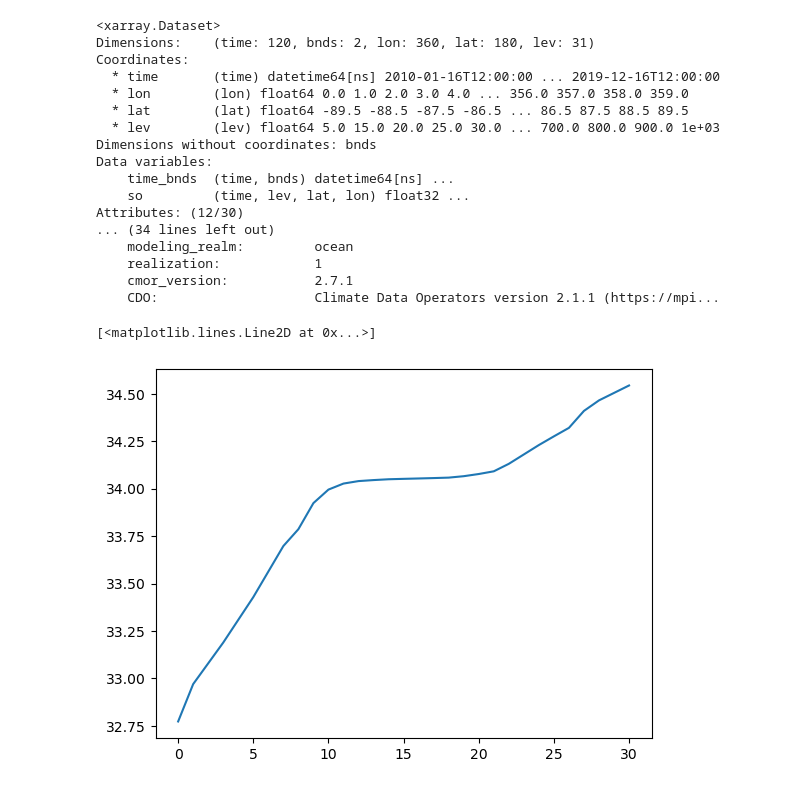
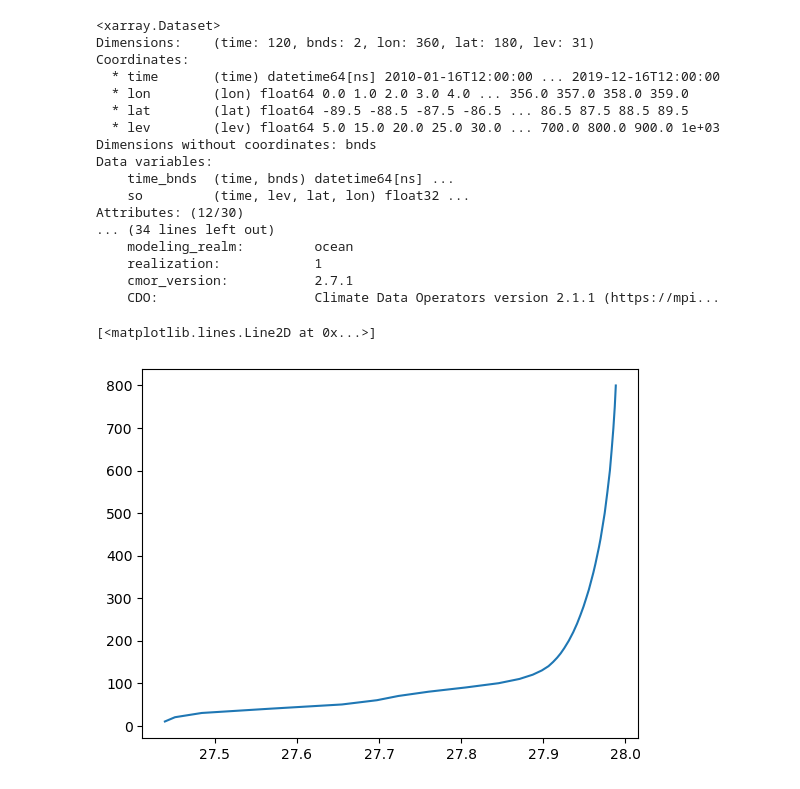
Before and after one commit to SethBushinsky/SO_seasonal_CO2_fluxes_in_models, a Jupyter notebook: MLD_calc_offline.ipynb, the cells around one changed output. Drawn from its saved outputs; the diff is of its cells as text; code cells hidden in the pictures.

```diff
--- a/MLD_calc_offline.ipynb
+++ b/MLD_calc_offline.ipynb
@@ -71,8 +174,8 @@ Attributes: (12/30)
     CDO:                    Climate Data Operators version 2.1.1 (https://mpi...
 # %%
 plt.
-# %%
-plt.plot(so_n.so[0,:,20,20])
-# %% [output]
-[<matplotlib.lines.Line2D at 0x...>]
-[figure, removed]
+# %%
+plt.plot(pot_dens, thetao_n['lev'].values)
+# %% [output]
+[<matplotlib.lines.Line2D at 0x...>]
+[figure, added]
```
Also changed, not shown: parts of 14 cells of this notebook, 6 other files.
